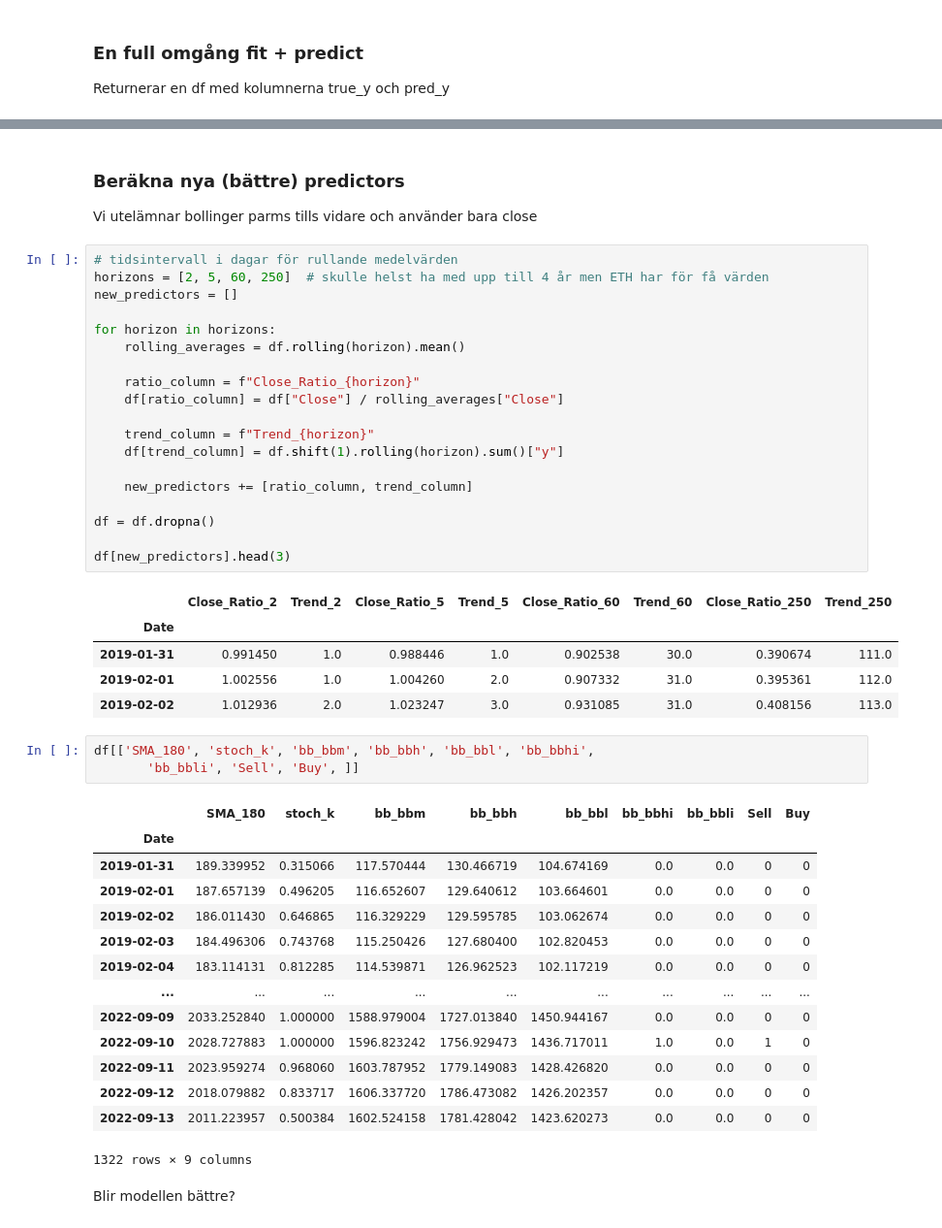
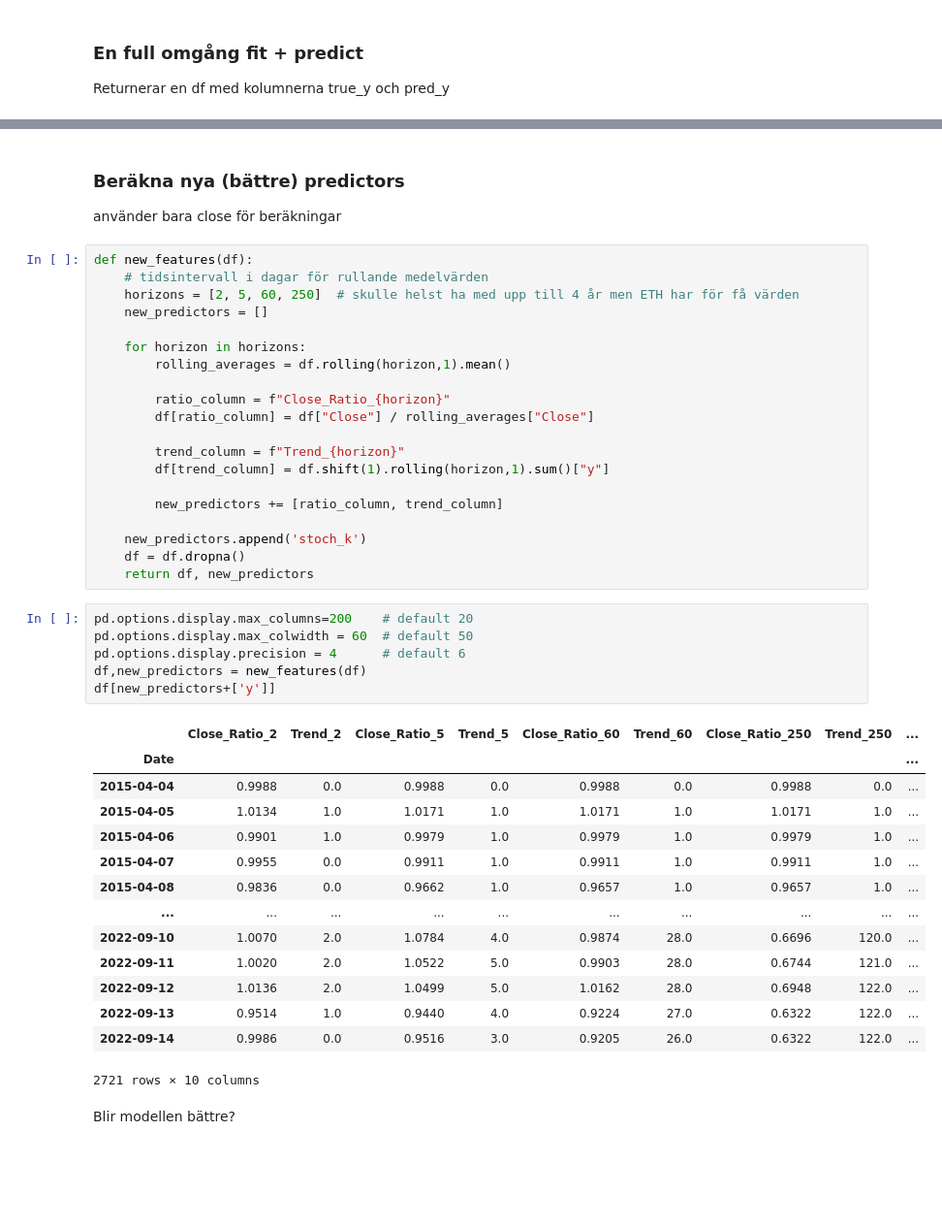
Before and after one commit to carokanns/Krypto, a Jupyter notebook: backtesting_an_example/backtesting.ipynb, the cells around one changed output, grey strips where cells are left out. Shown at 97% size. Cells and saved outputs as stored; diff of their text form; blank space fills up the shorter version.

```diff
--- a/backtesting_an_example/backtesting.ipynb
+++ b/backtesting_an_example/backtesting.ipynb
@@ -262,49 +279,47 @@ Name: y, dtype: float64
 # %% [markdown]
 ### Beräkna nya (bättre) predictors
-Vi utelämnar bollinger parms tills vidare och använder bara close
+använder bara close för beräkningar
 # %%
-# tidsintervall i dagar för rullande medelvärden
-horizons = [2, 5, 60, 250]  # skulle helst ha med upp till 4 år men ETH har för få värden
-new_predictors = []
+def new_features(df):
+    # tidsintervall i dagar för rullande medelvärden
+    horizons = [2, 5, 60, 250]  # skulle helst ha med upp till 4 år men ETH har för få värden
+    new_predictors = []
 
-for horizon in horizons:
-    rolling_averages = df.rolling(horizon).mean()
+    for horizon in horizons:
+        rolling_averages = df.rolling(horizon,1).mean()
 
-    ratio_column = f"Close_Ratio_{horizon}"
-    df[ratio_column] = df["Close"] / rolling_averages["Close"]
+        ratio_column = f"Close_Ratio_{horizon}"
+        df[ratio_column] = df["Close"] / rolling_averages["Close"]
 
-    trend_column = f"Trend_{horizon}"
-    df[trend_column] = df.shift(1).rolling(horizon).sum()["y"]
+        trend_column = f"Trend_{horizon}"
+        df[trend_column] = df.shift(1).rolling(horizon,1).sum()["y"]
 
-    new_predictors += [ratio_column, trend_column]
+        new_predictors += [ratio_column, trend_column]
 
-df = df.dropna()
-
-df[new_predictors].head(3)
+    new_predictors.append('stoch_k')
+    df = df.dropna()
+    return df, new_predictors
-# %% [output]
-|  | Close_Ratio_2 | Trend_2 | Close_Ratio_5 | Trend_5 | Close_Ratio_60 | Trend_60 | Close_Ratio_250 | Trend_250 |
-| Date |  |  |  |  |  |  |  |  |
-| 2019-01-31 | 0.991450 | 1.0 | 0.988446 | 1.0 | 0.902538 | 30.0 | 0.390674 | 111.0 |
-| 2019-02-01 | 1.002556 | 1.0 | 1.004260 | 2.0 | 0.907332 | 31.0 | 0.395361 | 112.0 |
-| 2019-02-02 | 1.012936 | 2.0 | 1.023247 | 3.0 | 0.931085 | 31.0 | 0.408156 | 113.0 |
-# %%
-df[['SMA_180', 'stoch_k', 'bb_bbm', 'bb_bbh', 'bb_bbl', 'bb_bbhi',
-       'bb_bbli', 'Sell', 'Buy', ]]
-# %% [output]
-|  | SMA_180 | stoch_k | bb_bbm | bb_bbh | bb_bbl | bb_bbhi | bb_bbli | Sell | Buy |
-| Date |  |  |  |  |  |  |  |  |  |
-| 2019-01-31 | 189.339952 | 0.315066 | 117.570444 | 130.466719 | 104.674169 | 0.0 | 0.0 | 0 | 0 |
-| 2019-02-01 | 187.657139 | 0.496205 | 116.652607 | 129.640612 | 103.664601 | 0.0 | 0.0 | 0 | 0 |
-| 2019-02-02 | 186.011430 | 0.646865 | 116.329229 | 129.595785 | 103.062674 | 0.0 | 0.0 | 0 | 0 |
-| 2019-02-03 | 184.496306 | 0.743768 | 115.250426 | 127.680400 | 102.820453 | 0.0 | 0.0 | 0 | 0 |
-| 2019-02-04 | 183.114131 | 0.812285 | 114.539871 | 126.962523 | 102.117219 | 0.0 | 0.0 | 0 | 0 |
-| ... | ... | ... | ... | ... | ... | ... | ... | ... | ... |
-| 2022-09-09 | 2033.252840 | 1.000000 | 1588.979004 | 1727.013840 | 1450.944167 | 0.0 | 0.0 | 0 | 0 |
-| 2022-09-10 | 2028.727883 | 1.000000 | 1596.823242 | 1756.929473 | 1436.717011 | 1.0 | 0.0 | 1 | 0 |
-| 2022-09-11 | 2023.959274 | 0.968060 | 1603.787952 | 1779.149083 | 1428.426820 | 0.0 | 0.0 | 0 | 0 |
-| 2022-09-12 | 2018.079882 | 0.833717 | 1606.337720 | 1786.473082 | 1426.202357 | 0.0 | 0.0 | 0 | 0 |
-| 2022-09-13 | 2011.223957 | 0.500384 | 1602.524158 | 1781.428042 | 1423.620273 | 0.0 | 0.0 | 0 | 0 |
-1322 rows × 9 columns
+# %%
+pd.options.display.max_columns=200    # default 20
+pd.options.display.max_colwidth = 60  # default 50
+pd.options.display.precision = 4      # default 6
+df,new_predictors = new_features(df)
+df[new_predictors+['y']]
+# %% [output]
+|  | Close_Ratio_2 | Trend_2 | Close_Ratio_5 | Trend_5 | Close_Ratio_60 | Trend_60 | Close_Ratio_250 | Trend_250 | ... |
+| Date |  |  |  |  |  |  |  |  | ... |
+| 2015-04-04 | 0.9988 | 0.0 | 0.9988 | 0.0 | 0.9988 | 0.0 | 0.9988 | 0.0 | ... |
+| 2015-04-05 | 1.0134 | 1.0 | 1.0171 | 1.0 | 1.0171 | 1.0 | 1.0171 | 1.0 | ... |
+| 2015-04-06 | 0.9901 | 1.0 | 0.9979 | 1.0 | 0.9979 | 1.0 | 0.9979 | 1.0 | ... |
+| 2015-04-07 | 0.9955 | 0.0 | 0.9911 | 1.0 | 0.9911 | 1.0 | 0.9911 | 1.0 | ... |
+| 2015-04-08 | 0.9836 | 0.0 | 0.9662 | 1.0 | 0.9657 | 1.0 | 0.9657 | 1.0 | ... |
+| ... | ... | ... | ... | ... | ... | ... | ... | ... | ... |
+| 2022-09-10 | 1.0070 | 2.0 | 1.0784 | 4.0 | 0.9874 | 28.0 | 0.6696 | 120.0 | ... |
+| 2022-09-11 | 1.0020 | 2.0 | 1.0522 | 5.0 | 0.9903 | 28.0 | 0.6744 | 121.0 | ... |
+| 2022-09-12 | 1.0136 | 2.0 | 1.0499 | 5.0 | 1.0162 | 28.0 | 0.6948 | 122.0 | ... |
+| 2022-09-13 | 0.9514 | 1.0 | 0.9440 | 4.0 | 0.9224 | 27.0 | 0.6322 | 122.0 | ... |
+| 2022-09-14 | 0.9986 | 0.0 | 0.9516 | 3.0 | 0.9205 | 26.0 | 0.6322 | 122.0 | ... |
+2721 rows × 10 columns
 # %% [markdown]
 Blir modellen bättre?
 # %%
```
Also changed, not shown: parts of 24 cells of this notebook, 8 other files.
